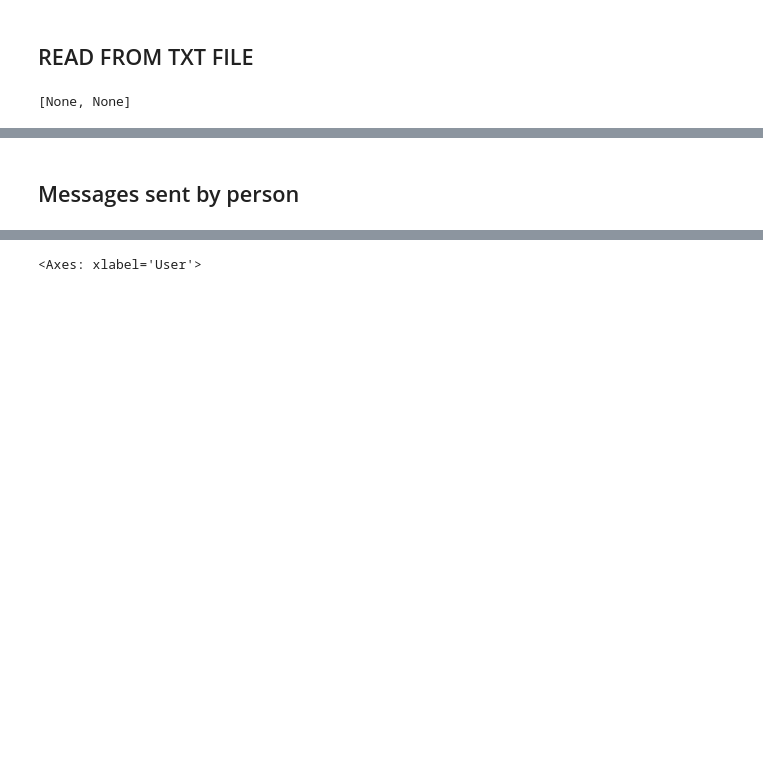
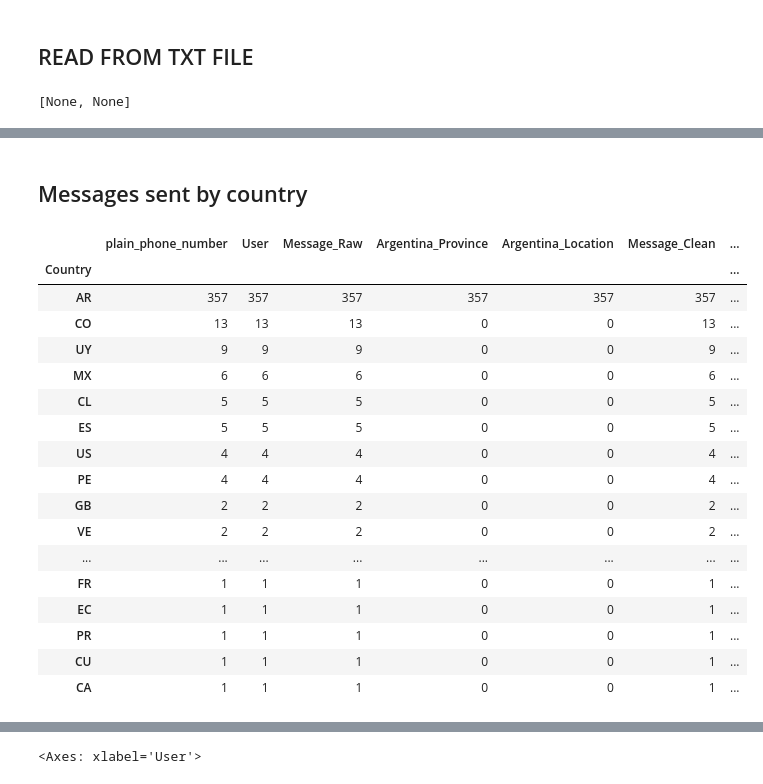
Before and after one commit to JuanJou/WhatsappAnalyzer, a Jupyter notebook: WhatsappAnalyzerPandas.ipynb, the cells around one changed output, grey strips where cells are left out. Drawn from its saved outputs; the diff is of its cells as text; code cells hidden in the pictures; blank space fills up the shorter version.

Commit message:
geo metrics - first interaction for each user

```diff
--- a/WhatsappAnalyzerPandas.ipynb
+++ b/WhatsappAnalyzerPandas.ipynb
@@ -66,12 +70,13 @@ def process_line(line):
     time = regex_result.group(2)
     phone_number = phonenumbers.parse(regex_result.group(3))
     country = region_code_for_number(phone_number)
-    argentina_province, argentina_town = get_argentina_region(int(regex_result.group(5))) if country == "AR" else (None,None)
+    argentina_town,argentina_province = get_argentina_region(int(regex_result.group(5))) if country == "AR" else (None,None)
     message = regex_result.group(8)
     toxicity = get_toxicity(message)
     date = datetime.strptime(f"{date} {time}", "%d/%m/%Y %H:%M")
     return pd.DataFrame([{
             "User": phone_number,
+            "plain_phone_number": regex_result.group(3),
             "Country": country,
             "Message_Raw": Message_Raw,
             "Argentina_Province": argentina_province,
@@ -120,2 +105,25 @@ after_process
+# %%
+first_interaction_for_each_person = after_process.groupby("plain_phone_number").first().reset_index()
 # %% [markdown]
-## Messages sent by person
+## Messages sent by country
+# %%
+first_interaction_for_each_person.groupby(["Country"]).count().sort_values(ascending=False,by="User")
+# %% [output]
+|  | plain_phone_number | User | Message_Raw | Argentina_Province | Argentina_Location | Message_Clean | ... |
+| Country |  |  |  |  |  |  | ... |
+| AR | 357 | 357 | 357 | 357 | 357 | 357 | ... |
+| CO | 13 | 13 | 13 | 0 | 0 | 13 | ... |
+| UY | 9 | 9 | 9 | 0 | 0 | 9 | ... |
+| MX | 6 | 6 | 6 | 0 | 0 | 6 | ... |
+| CL | 5 | 5 | 5 | 0 | 0 | 5 | ... |
+| ES | 5 | 5 | 5 | 0 | 0 | 5 | ... |
+| US | 4 | 4 | 4 | 0 | 0 | 4 | ... |
+| PE | 4 | 4 | 4 | 0 | 0 | 4 | ... |
+| GB | 2 | 2 | 2 | 0 | 0 | 2 | ... |
+| VE | 2 | 2 | 2 | 0 | 0 | 2 | ... |
+| ... | ... | ... | ... | ... | ... | ... | ... |
+| FR | 1 | 1 | 1 | 0 | 0 | 1 | ... |
+| EC | 1 | 1 | 1 | 0 | 0 | 1 | ... |
+| PR | 1 | 1 | 1 | 0 | 0 | 1 | ... |
+| CU | 1 | 1 | 1 | 0 | 0 | 1 | ... |
+| CA | 1 | 1 | 1 | 0 | 0 | 1 | ... |
```
Also changed, not shown: parts of 9 cells of this notebook.
